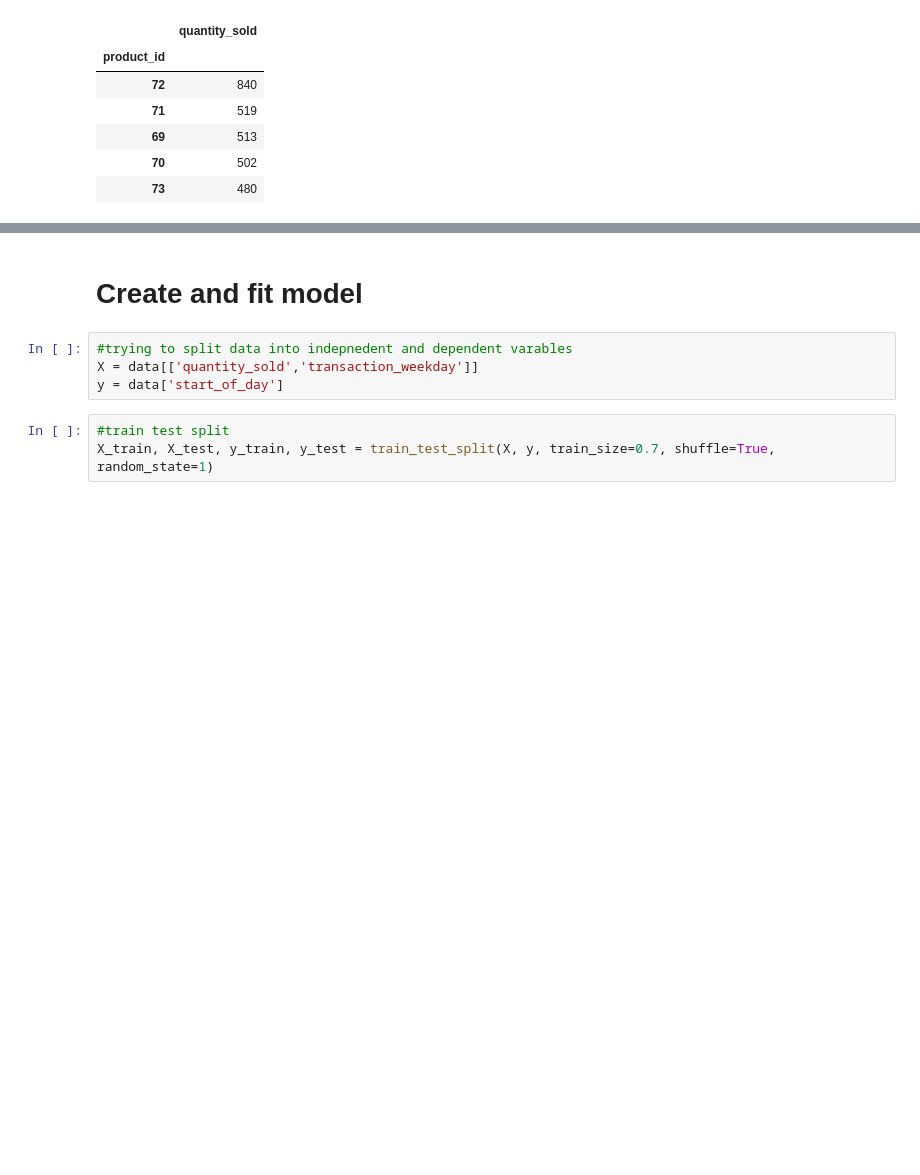
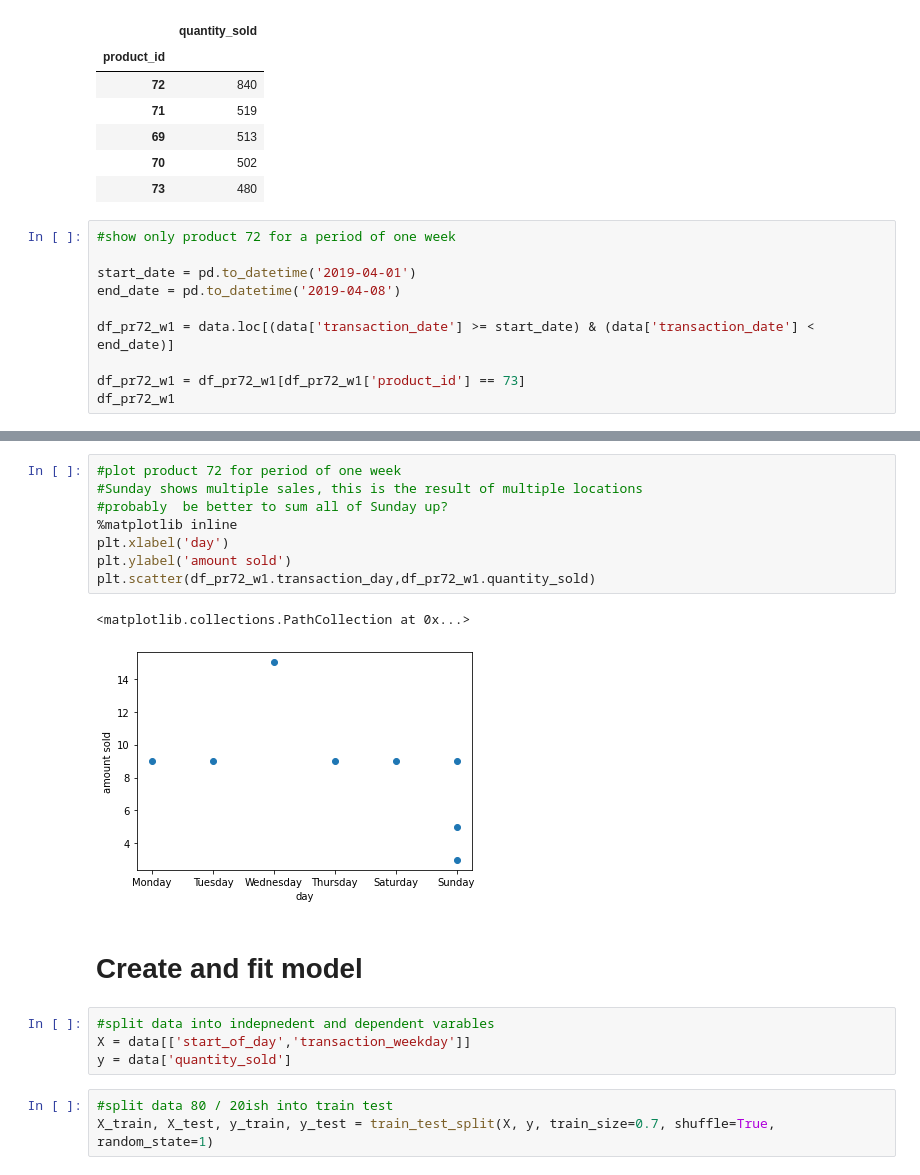
Before and after one commit to CincodeCuatro/ML, a Jupyter notebook: coffee_v2.ipynb, the cells around one changed output, grey strips where cells are left out. Saved outputs shown, nothing was run; the diff lists cells and outputs as text; blank space fills up the shorter version.

```diff
--- a/coffee_v2.ipynb
+++ b/coffee_v2.ipynb
@@ -189,3 +189,13 @@ prod_sales.sort_values('quantity_sold', ascending=False)
 | 69 | 513 |
 | 70 | 502 |
 | 73 | 480 |
+# %%
+#show only product 72 for a period of one week
+
+start_date = pd.to_datetime('2019-04-01')
+end_date = pd.to_datetime('2019-04-08')
+
+df_pr72_w1 = data.loc[(data['transaction_date'] >= start_date) & (data['transaction_date'] < end_date)]
+
+df_pr72_w1 = df_pr72_w1[df_pr72_w1['product_id'] == 73]
+df_pr72_w1
@@ -192,10 +212,21 @@ prod_sales.sort_values('quantity_sold', ascending=False)
+# %%
+#plot product 72 for period of one week
+#Sunday shows multiple sales, this is the result of multiple locations
+#probably  be better to sum all of Sunday up?
+%matplotlib inline
+plt.xlabel('day')
+plt.ylabel('amount sold')
+plt.scatter(df_pr72_w1.transaction_day,df_pr72_w1.quantity_sold)
+# %% [output]
+<matplotlib.collections.PathCollection at 0x...>
+[figure, added]
 # %% [markdown]
 # Create and fit model
 # %%
-#trying to split data into indepnedent and dependent varables
-X = data[['quantity_sold','transaction_weekday']]
-y = data['start_of_day']
+#split data into indepnedent and dependent varables
+X = data[['start_of_day','transaction_weekday']]
+y = data['quantity_sold']
 # %%
-#train test split
+#split data 80 / 20ish into train test
 X_train, X_test, y_train, y_test = train_test_split(X, y, train_size=0.7, shuffle=True, random_state=1)
 # %%
```
Also changed, not shown: parts of 7 cells of this notebook.
